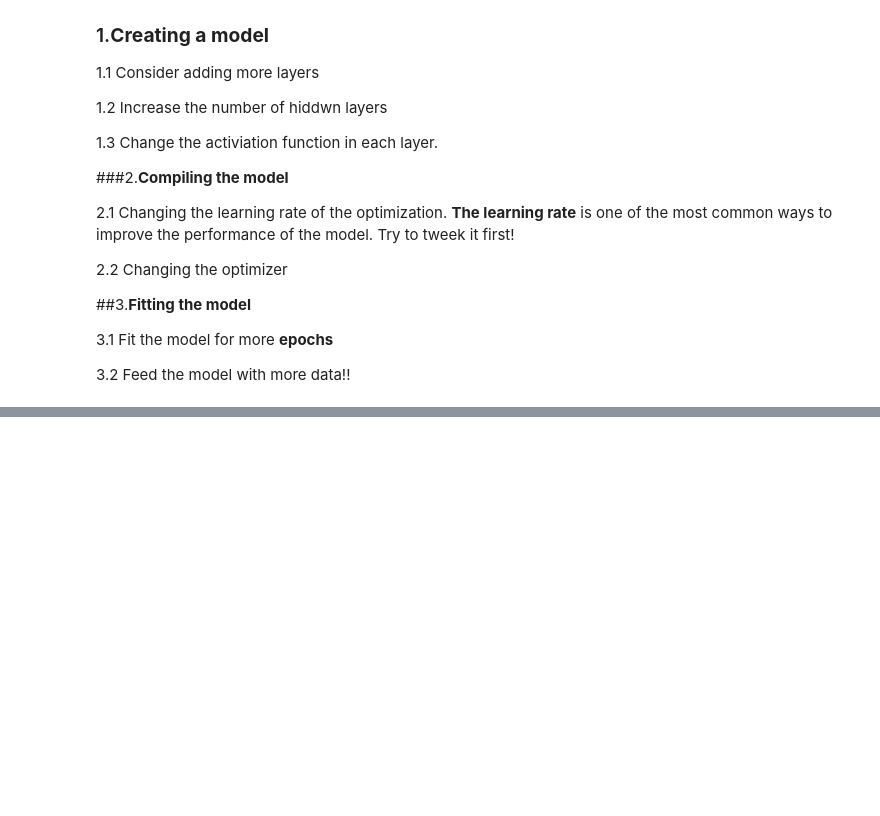
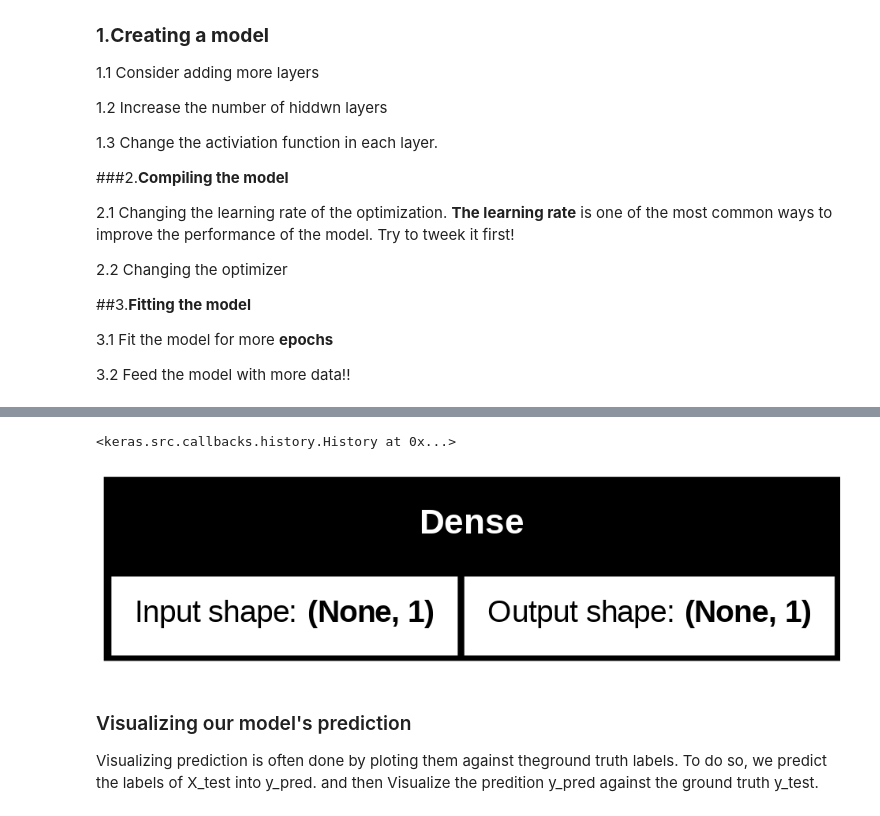
Before and after one commit to catherineHZN/DeepLearningTutorials, a Jupyter notebook: TensorFlow/01_RegressionNN_in_tensor_flow.ipynb, the cells around one changed output, grey strips where cells are left out. Cells and saved outputs as stored; diff of their text form; code cells hidden in the pictures; blank space fills up the shorter version.

```diff
--- a/TensorFlow/01_RegressionNN_in_tensor_flow.ipynb
+++ b/TensorFlow/01_RegressionNN_in_tensor_flow.ipynb
@@ -239,0 +400,17 @@ array([[27.614138]], dtype=float32)
+# %%
+# Now, we can run fit and the output shape will be calculated aoutomatically..
+# Or we can specify the output shape while creating the model!
+
+# Let's create a model which builds automatically by defining the input shape argument
+
+tf.random.set_seed(42)
+
+# 1. Create a model
+model=tf.keras.Sequential( name="Regression_model")
+model.add(tf.keras.Input(shape=[1]))
+model.add(tf.keras.layers.Dense(1, name="output"))
+
+
+
+#2. compile the model
+model.compile(loss = tf.keras.losses.mae, optimizer=tf.keras.optimizers.SGD(), metrics=["mae"])
@@ -239,0 +435,13 @@ array([[27.614138]], dtype=float32)
+# %%
+model.fit(tf.expand_dims(X_train, axis =-1 ), y_train, epochs= 100, verbose = 0)
+# %% [output]
+<keras.src.callbacks.history.History at 0x...>
+# %%
+from tensorflow.keras.utils import plot_model
+plot_model(model=model, show_shapes=True)
+# %% [output]
+[figure, added]
+# %% [markdown]
+### Visualizing our model's prediction
+
+Visualizing prediction  is often done by ploting them against theground truth labels. To do so, we predict the labels of X_test  into y_pred. and then Visualize the predition y_pred against the ground truth y_test.
```
Also changed, not shown: parts of 52 cells of this notebook.
